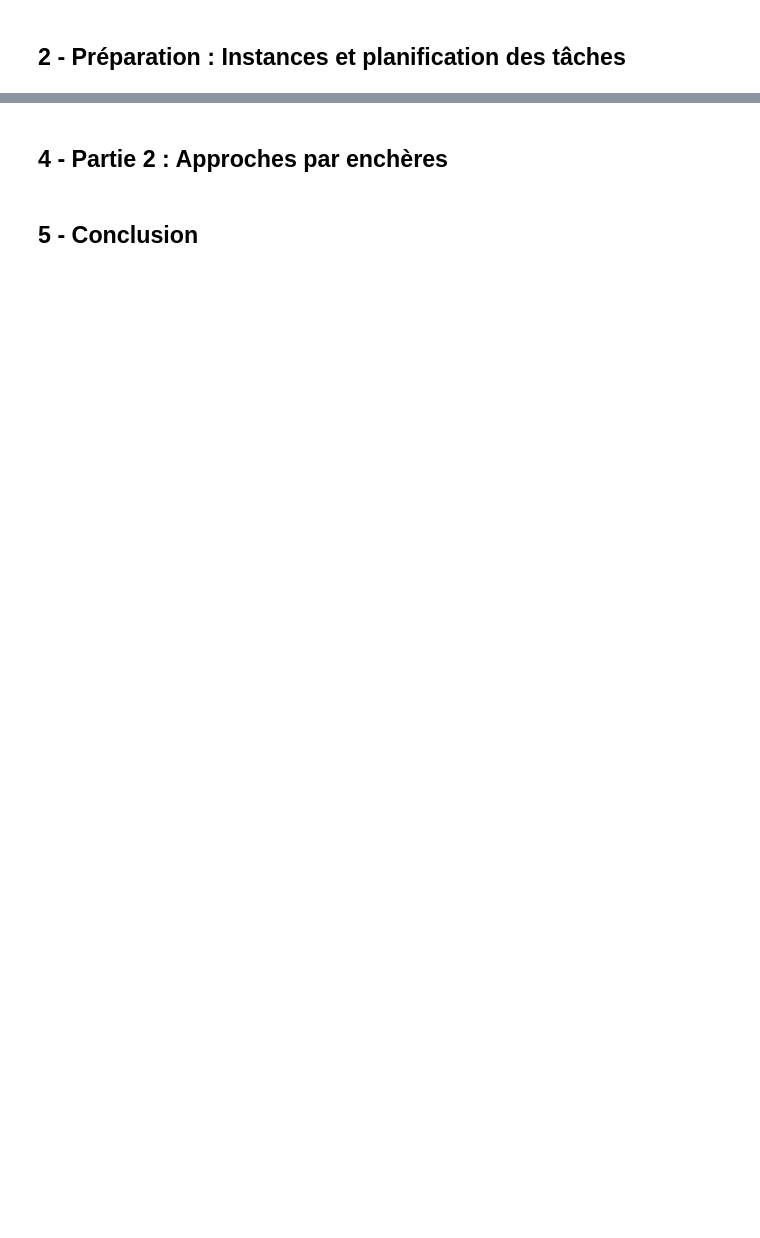
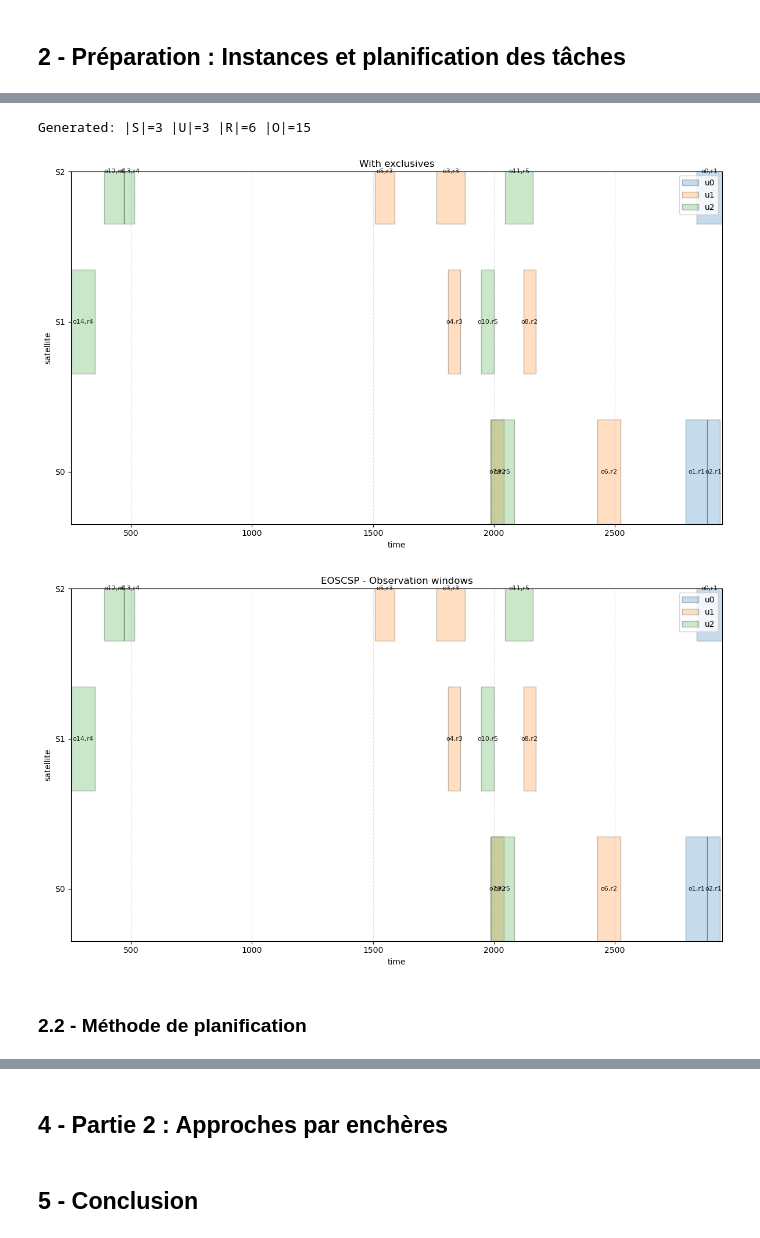
Before and after one commit to Melluchi/COCOMA, a Jupyter notebook: Projet_COCOMA.ipynb, the cells around one changed output, grey strips where cells are left out. Drawn from its saved outputs; the diff is of its cells as text; code cells hidden in the pictures; blank space fills up the shorter version.

```diff
--- a/Projet_COCOMA.ipynb
+++ b/Projet_COCOMA.ipynb
@@ -21,0 +522,14 @@
+# %%
+def constraints_exclusifs_observations(o, users):
+    errors = []
+
+    for u in users :
+        if u.e == None :
+            continue
+        else :
+            for (s,start,end) in u.e :
+                if o.s.s_id == s.s_id and overlap(o.t_start, o.t_end, start, end):
+                    if o.u.u_id != u.u_id :
+                        errors.append("Observation o : Non-priority observation -> exclusive zone")
+
+    return errors
@@ -21,0 +590,21 @@
+# %%
+horizon = 3000.0
+
+satellites = generate_satellites(3, horizon, 100, 200)
+users_no_exclusifs = generate_users(1)
+users_exclusifs = generate_users_exclusifs(len(users_no_exclusifs), satellites, 2)
+users = users_no_exclusifs.union(users_exclusifs)
+requests = generate_requests(users, 2, horizon, 5.0, 15.0, 1.0, 50.0)
+observations = generate_observations(satellites, users, requests, 3, 30.0, 120.0)
+
+eoscsp_2 = generate_EOSCSP(1, satellites, users, requests, observations)
+
+print(f"Generated: |S|={len(satellites)} |U|={len(users)} |R|={len(requests)} |O|={len(observations)}")
+# %% [output]
+Generated: |S|=3 |U|=3 |R|=6 |O|=15
+# %%
+plot_eoscsp_windows(eoscsp_2, title="With exclusives", show_exclusives=True)
+plot_eoscsp_windows(eoscsp_2, show_exclusives=False)
+# %% [output]
+[figure, added]
+[figure, added]
@@ -21,0 +614,2 @@
+# %% [markdown]
+### 2.2 - Méthode de planification
```
Also changed, not shown: parts of 50 cells of this notebook.
